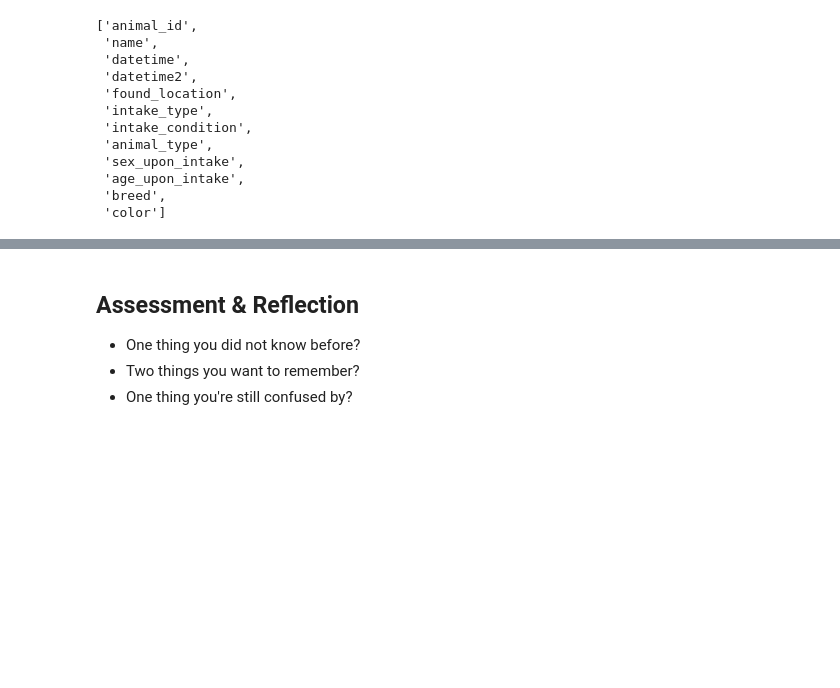
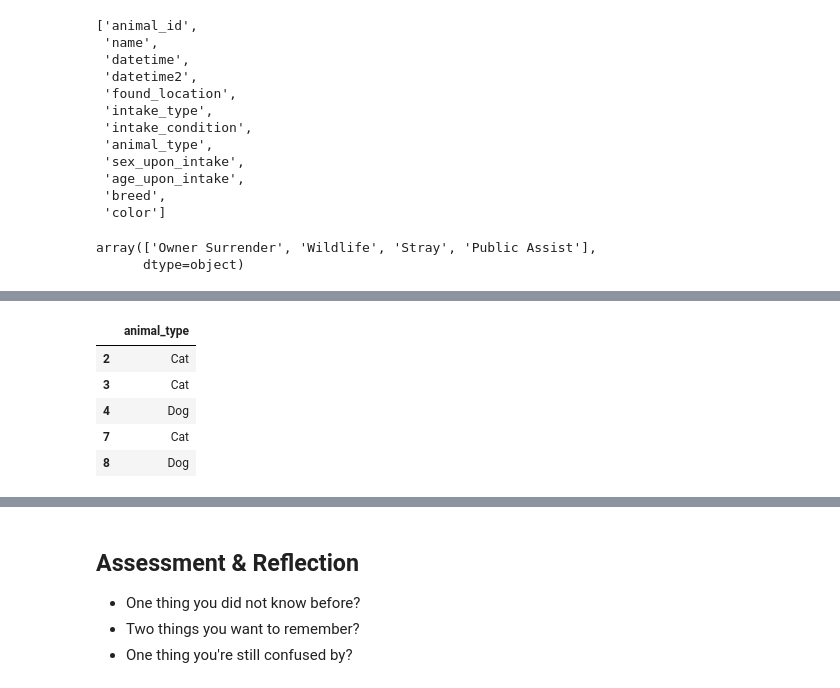
Before and after one commit to khayes847/dc-ds-071519, a Jupyter notebook: 1-Module/1-Section/day_5_lecture_1_pandas/intro_to_pandas.ipynb, the cells around one changed output, grey strips where cells are left out. Saved outputs shown, nothing was run; the diff lists cells and outputs as text; code cells hidden in the pictures; blank space fills up the shorter version.

```diff
--- a/1-Module/1-Section/day_5_lecture_1_pandas/intro_to_pandas.ipynb
+++ b/1-Module/1-Section/day_5_lecture_1_pandas/intro_to_pandas.ipynb
@@ -720,4 +706,9 @@ list(shelter_data.columns)
  'age_upon_intake',
  'breed',
  'color']
+# %%
+shelter_data.intake_type.unique()
+# %% [output]
+array(['Owner Surrender', 'Wildlife', 'Stray', 'Public Assist'],
+      dtype=object)
 # %%
@@ -732,3 +722,15 @@ normal_animals.head()
 | 2 | A800322 | NaN | 2019-07-19T11:42:00.000 | 2019-07-19T11:42:00.000 | Austin (TX) | Owner Surrender | Normal | Dog | ... |
 | 3 | A800323 | NaN | 2019-07-19T11:42:00.000 | 2019-07-19T11:42:00.000 | Austin (TX) | Owner Surrender | Normal | Dog | ... |
 | 4 | A800321 | NaN | 2019-07-19T11:41:00.000 | 2019-07-19T11:41:00.000 | 7525 South Glenn Street in Austin... | Stray | Normal | Cat | ... |
+# %%
+normal_stray = shelter_data.loc[(shelter_data["intake_condition"]=="Normal") &
+                                (shelter_data["intake_type"]=="Stray"), ['animal_type']]
+# %%
+normal_stray.head()
+# %% [output]
+|  | animal_type |
+| 2 | Cat |
+| 3 | Cat |
+| 4 | Dog |
+| 7 | Cat |
+| 8 | Dog |
```
Also changed, not shown: parts of 9 cells of this notebook, 2 other files.
